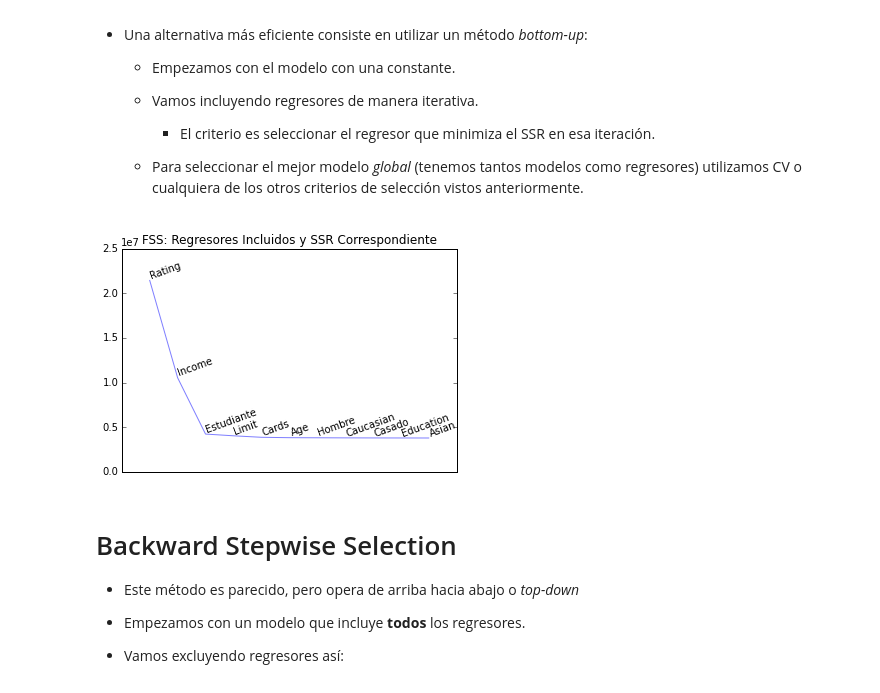
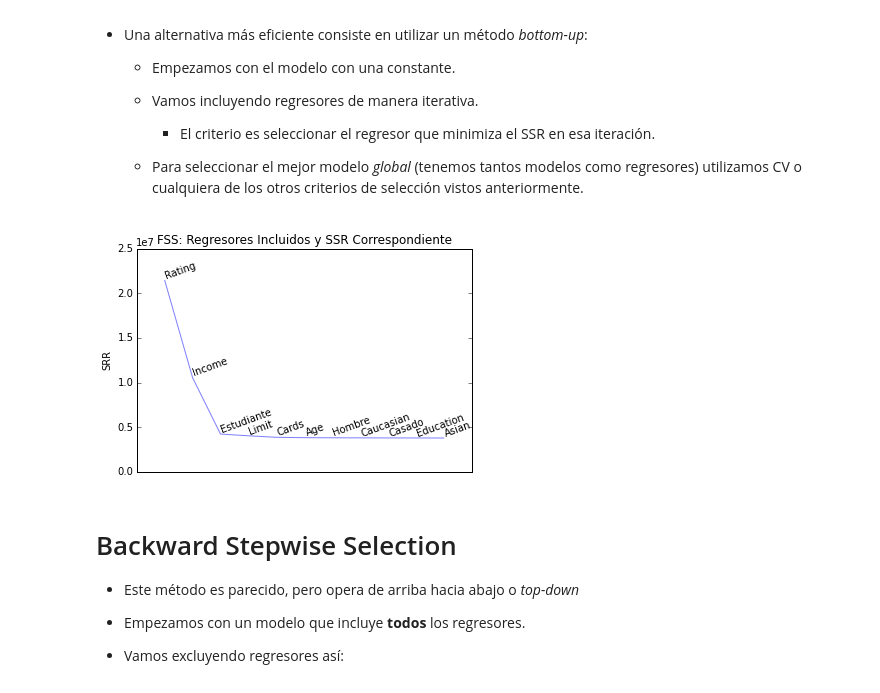
Before and after one commit to dvaughan79/New_CIDE_Analytics, a Jupyter notebook: 7_ModelosLineales.ipynb, the cells around one changed output. Drawn from its saved outputs; the diff is of its cells as text; code cells hidden in the pictures.

```diff
--- a/7_ModelosLineales.ipynb
+++ b/7_ModelosLineales.ipynb
@@ -515,14 +521,15 @@ for k in range(nvar):
 # %%
 plt.plot(np.arange(1,12), SSRfss[:,1], color='b',alpha=0.5)
 for p in range(11):
     plt.text(p+1,SSRfss[p,1],labs_x[int(SSRfss[p,0])], rotation=20,
                 verticalalignment='bottom', horizontalalignment='left')
 # los ticks en x no dicen nada ahora que incluimos las ettiquetas
 plt.xticks([])
 plt.title('FSS: Regresores Incluidos y SSR Correspondiente')
+plt.ylabel('SRR')
 plt.show()
 # %% [output]
-[figure, old version]
+[figure, new version]
 # %% [markdown]
 # Backward Stepwise Selection
 
```
Also changed, not shown: parts of 33 cells of this notebook, 3 other files.
